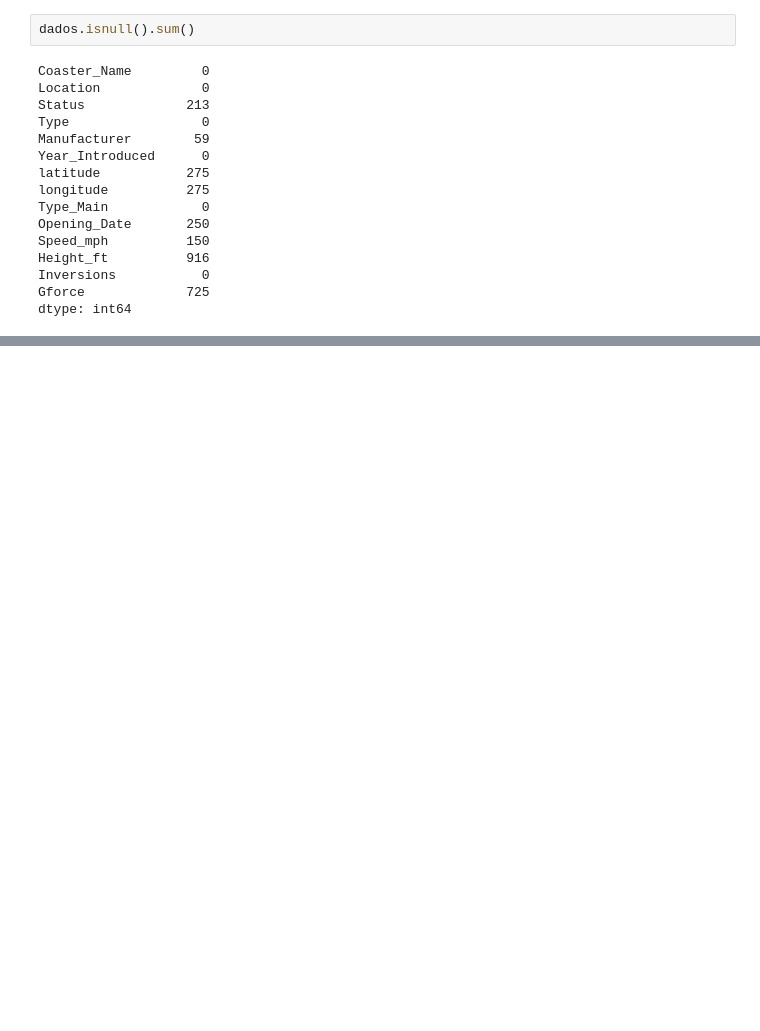
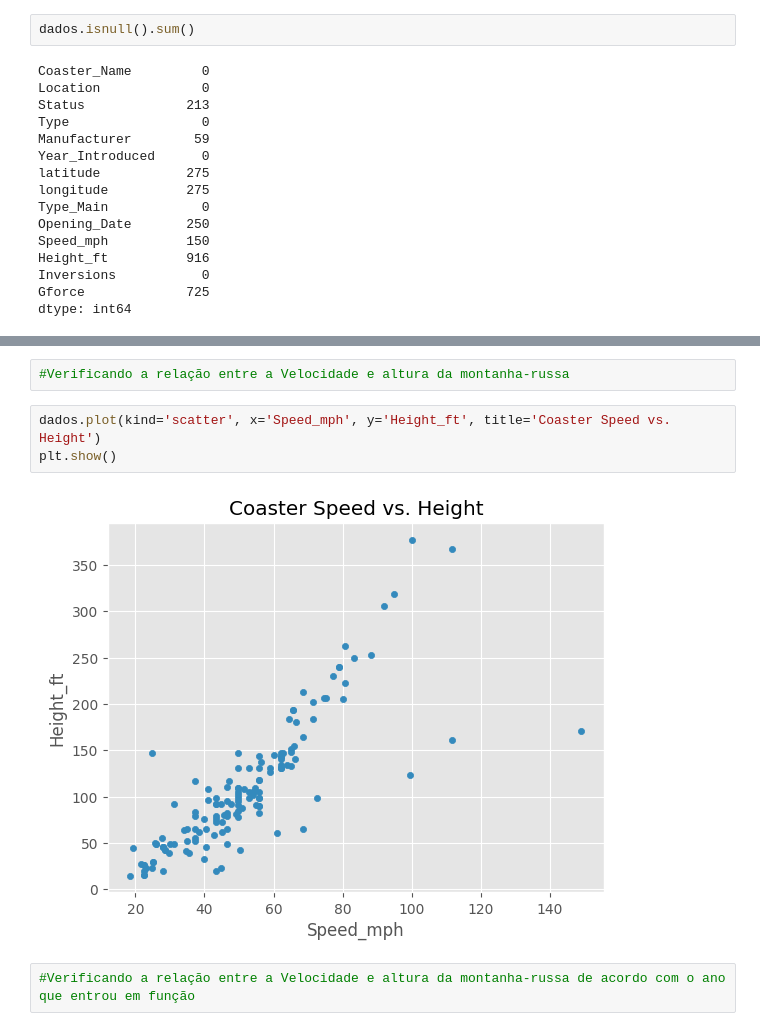
Before and after one commit to Gcango/Explora--o_Analise_dos_dados_Montanha_Russa, a Jupyter notebook: Exploração_dados_MontanhaRussa.ipynb, the cells around one changed output, grey strips where cells are left out. Saved outputs shown, nothing was run; the diff lists cells and outputs as text; blank space fills up the shorter version.

```diff
--- a/Exploração_dados_MontanhaRussa.ipynb
+++ b/Exploração_dados_MontanhaRussa.ipynb
@@ -232,0 +326,9 @@ dados.loc[dados.duplicados]
+# %%
+#Verificando a relação entre a Velocidade e altura da montanha-russa
+# %%
+dados.plot(kind='scatter', x='Speed_mph', y='Height_ft', title='Coaster Speed vs. Height')
+plt.show()
+# %% [output]
+[figure, added]
+# %%
+#Verificando a relação entre a Velocidade e altura da montanha-russa de acordo com o ano que entrou em função
```
Also changed, not shown: parts of 26 cells of this notebook.
